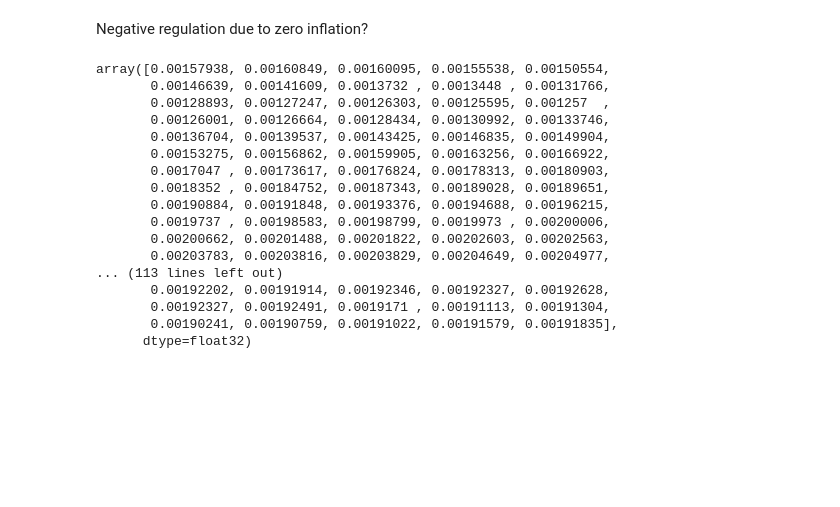
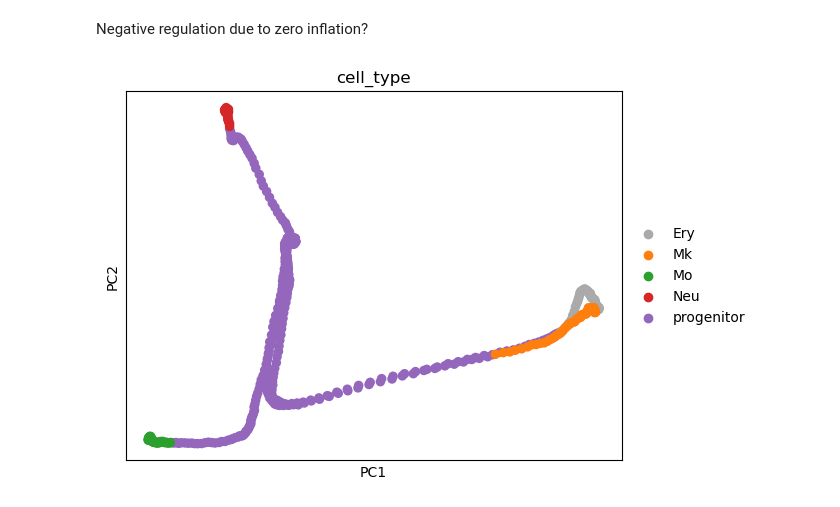
Before and after one commit to BaileyAndrew/Cartesian-LGAM, a Jupyter notebook: real_data.ipynb, the cells around one changed output. Saved outputs shown, nothing was run; the diff lists cells and outputs as text; code cells hidden in the pictures; blank space fills up the shorter version.

```diff
--- a/real_data.ipynb
+++ b/real_data.ipynb
@@ -379,27 +379,11 @@ pass
 [figure]
 # %% [markdown]
 Negative regulation due to zero inflation?
-# %%
-ordered_krum.X.shape
-ordered_krum.X.sum(axis=1)
-# %% [output]
-array([0.00157938, 0.00160849, 0.00160095, 0.00155538, 0.00150554,
-       0.00146639, 0.00141609, 0.0013732 , 0.0013448 , 0.00131766,
-       0.00128893, 0.00127247, 0.00126303, 0.00125595, 0.001257  ,
-       0.00126001, 0.00126664, 0.00128434, 0.00130992, 0.00133746,
-       0.00136704, 0.00139537, 0.00143425, 0.00146835, 0.00149904,
-       0.00153275, 0.00156862, 0.00159905, 0.00163256, 0.00166922,
-       0.0017047 , 0.00173617, 0.00176824, 0.00178313, 0.00180903,
-       0.0018352 , 0.00184752, 0.00187343, 0.00189028, 0.00189651,
-       0.00190884, 0.00191848, 0.00193376, 0.00194688, 0.00196215,
-       0.0019737 , 0.00198583, 0.00198799, 0.0019973 , 0.00200006,
-       0.00200662, 0.00201488, 0.00201822, 0.00202603, 0.00202563,
-       0.00203783, 0.00203816, 0.00203829, 0.00204649, 0.00204977,
-... (113 lines left out)
-       0.00192202, 0.00191914, 0.00192346, 0.00192327, 0.00192628,
-       0.00192327, 0.00192491, 0.0019171 , 0.00191113, 0.00191304,
-       0.00190241, 0.00190759, 0.00191022, 0.00191579, 0.00191835],
-      dtype=float32)
+# %%
+ordered_krum.uns['cell_type_colors'][0] = '#aaaaaa'
+sc.pl.pca(ordered_krum, color='cell_type')
+# %% [output]
+[figure, added]
 # %%
 dataset = ordered_krum.X
 dataset /= dataset.sum(axis=1).reshape(-1, 1)
```
Also changed, not shown: parts of 3 cells of this notebook.
